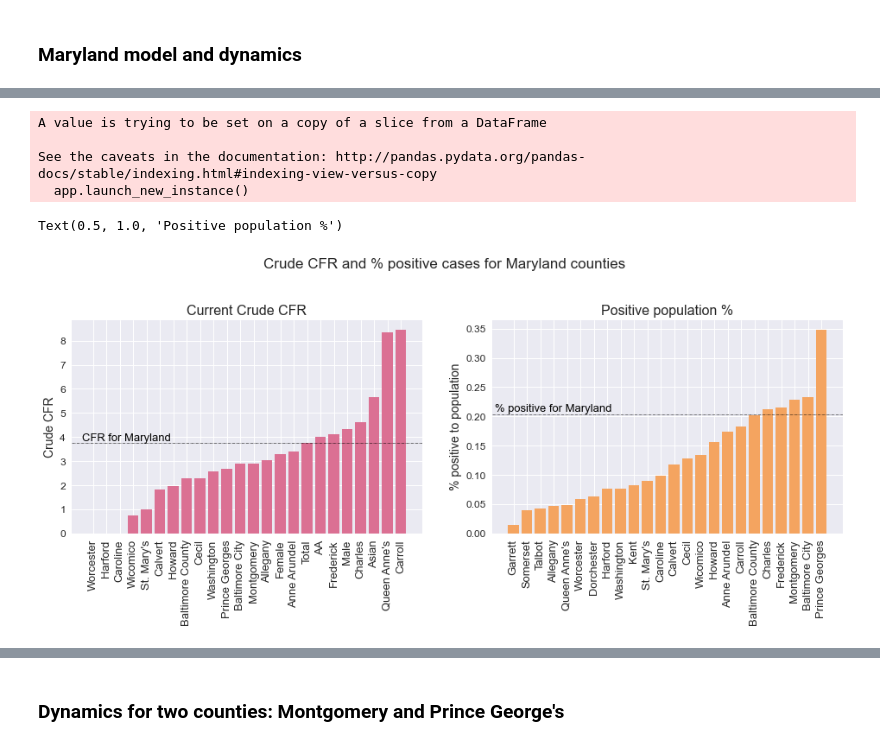
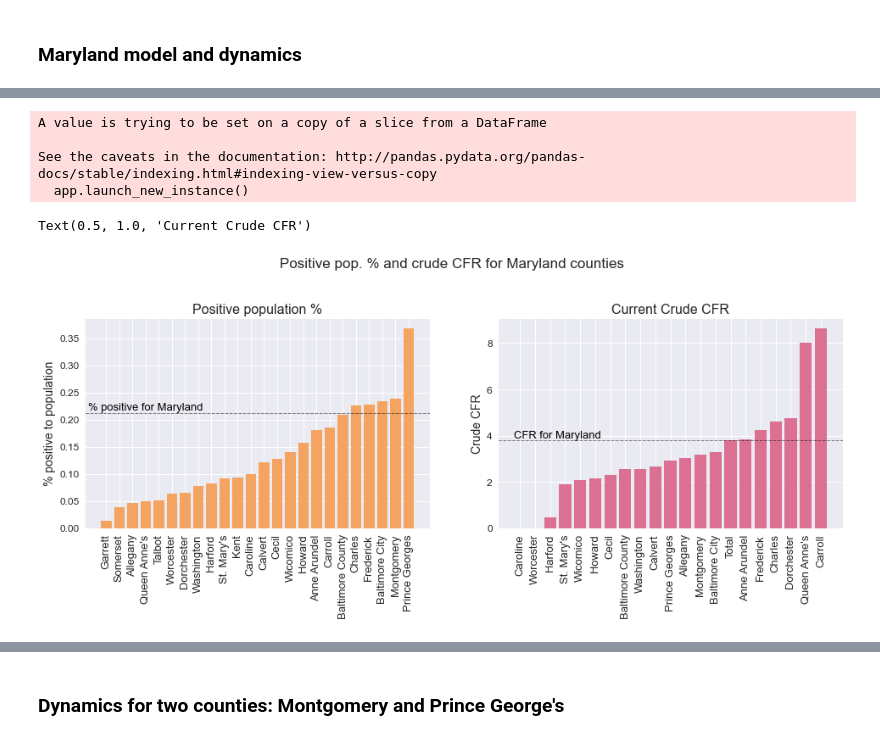
Before and after one commit to akonstodata/md_county_covid, a Jupyter notebook: code/MD_COVID_Dynamics_model_choose.ipynb, the cells around one changed output, grey strips where cells are left out. Saved outputs shown, nothing was run; the diff lists cells and outputs as text; code cells hidden in the pictures.

```diff
--- a/code/MD_COVID_Dynamics_model_choose.ipynb
+++ b/code/MD_COVID_Dynamics_model_choose.ipynb
@@ -24,7 +25,7 @@ Last updated: 2020-04-18
 url='https://raw.githubusercontent.com/akonstodata/md_county_covid/master/data/MD_county_covid.csv'
 md_county=pd.read_csv(url,sep=',',header='infer', parse_dates=[1],index_col=0)
 md_p_today=md_county.iloc[-1]
-md_p_today=md_p_today[0:-1]
+md_p_today=md_p_today[0:-6]
 # %%
 # import additional data
 
@@ -36,7 +37,7 @@ md_xtra=pd.read_csv(url,sep=',',header='infer', parse_dates=[1],index_col=0)
 url='https://raw.githubusercontent.com/akonstodata/md_county_covid/master/data/MD_covid_D.csv'
 md_d=pd.read_csv(url,sep=',',header='infer', parse_dates=[1],index_col=0)
 md_d_today=md_d.iloc[-1]
-md_d_today=md_d_today.iloc[0:-2]
+md_d_today=md_d_today.iloc[0:-6]
 
 # maryland population demographics
 url='https://raw.githubusercontent.com/akonstodata/md_county_covid/master/data/MD_2019_pop.csv'
@@ -383,36 +384,38 @@ for county in md_pop.index[0:-6]:
 # %%
 cfr_county=md_p_d["CFR"].values
 county_frac=md_p_pop.iloc[0:-1]
 county_frac.sort_values(by="fraction",inplace=True)
 frac_county=county_frac["fraction"].values
 
 fig = plt.figure(figsize=(16,10));
-fig.suptitle('Crude CFR and % positive cases for Maryland counties',fontsize=17)
+fig.suptitle('Positive pop. % and crude CFR for Maryland counties',fontsize=17)
 
 ax = fig.add_subplot(221)
+plt.bar(range(county_frac.shape[0]),frac_county,color='sandybrown')
+plt.ylabel("% positive to population",fontsize=14)
+plt.yticks(fontsize=12)
+plt.axhline(y=md_p_pop.loc["Total"]["fraction"],color='black', linewidth=0.5,linestyle='-.');
+plt.text(3,md_p_pop.loc["Total"]["fraction"]+0.01,"% positive for Maryland",rotation=0,color='black',fontsize = 13,verticalalignment='center',horizontalalignment='center')
+plt.xticks(range(county_frac.shape[0]),county_frac.index, rotation=90,fontsize=13);
+plt.title("Positive population %",fontsize=16)
+
+ax = fig.add_subplot(222)
 plt.bar(range(md_p_d.shape[0]),cfr_county,color='palevioletred')
 plt.ylabel("Crude CFR",fontsize=14)
 plt.yticks(fontsize=12)
 plt.axhline(y=h_d.iloc[-1]["Percent"],color='black', linewidth=0.5,linestyle='-.');
 plt.text(2.5,h_d.iloc[-1]["Percent"]+0.2,"CFR for Maryland",rotation=0,color='black',fontsize = 13,verticalalignment='center',horizontalalignment='center')
 plt.xticks(range(md_p_d.shape[0]),md_p_d.index, rotation=90,fontsize=13);
 plt.title("Current Crude CFR",fontsize=16)
 
-ax = fig.add_subplot(222)
-plt.bar(range(county_frac.shape[0]),frac_county,color='sandybrown')
-plt.ylabel("% positive to population",fontsize=14)
-plt.yticks(fontsize=12)
-plt.axhline(y=md_p_pop.loc["Total"]["fraction"],color='black', linewidth=0.5,linestyle='-.');
-plt.text(3,md_p_pop.loc["Total"]["fraction"]+0.01,"% positive for Maryland",rotation=0,color='black',fontsize = 13,verticalalignment='center',horizontalalignment='center')
-plt.xticks(range(county_frac.shape[0]),county_frac.index, rotation=90,fontsize=13);
-plt.title("Positive population %",fontsize=16)
+
 
 #plt.show();
 #plt.savefig('MD_COVID_county_stats.png');
 # %% [output]
 A value is trying to be set on a copy of a slice from a DataFrame
 
 See the caveats in the documentation: http://pandas.pydata.org/pandas-docs/stable/indexing.html#indexing-view-versus-copy
   app.launch_new_instance()
-Text(0.5, 1.0, 'Positive population %')
+Text(0.5, 1.0, 'Current Crude CFR')
-[figure, old version]
+[figure, new version]
```
Also changed, not shown: parts of 16 cells of this notebook, 8 other files.
